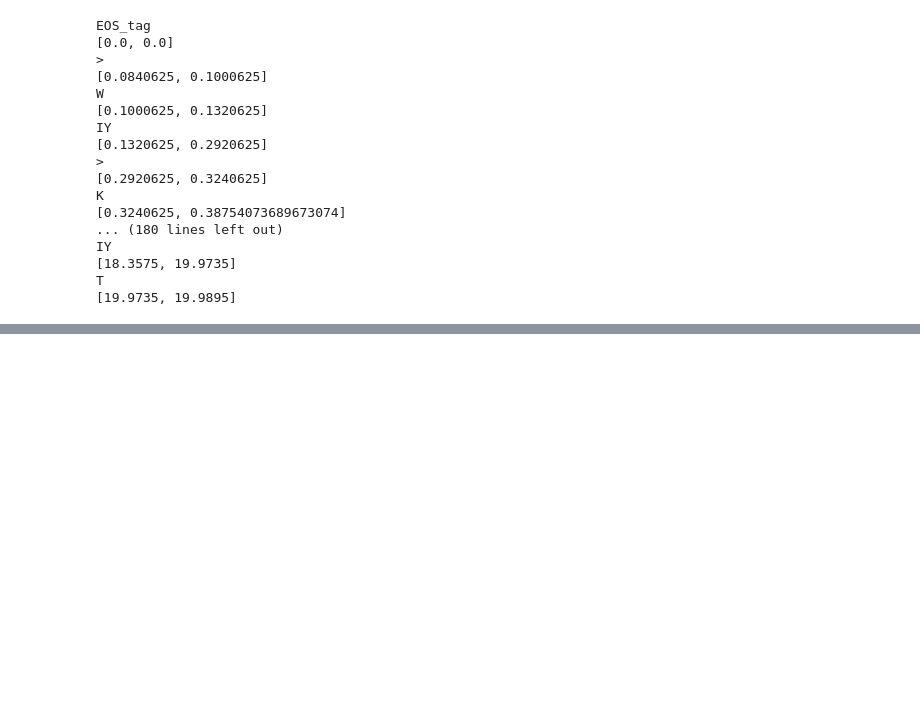
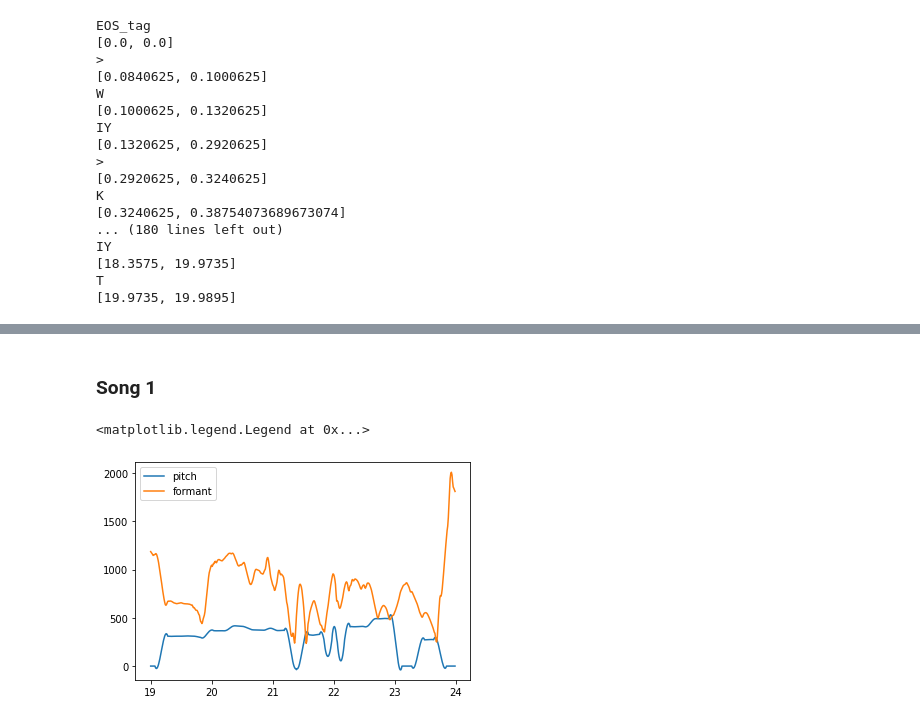
Before and after one commit to EvanSamaa/jali_sing, a Jupyter notebook: Singing Analysis.ipynb, the cells around one changed output, grey strips where cells are left out. Cells and saved outputs as stored; diff of their text form; code cells hidden in the pictures; blank space fills up the shorter version.

```diff
--- a/Singing Analysis.ipynb
+++ b/Singing Analysis.ipynb
@@ -883,0 +906,23 @@ AttributeError: 'list' object has no attribute 'split'
+# %% [markdown]
+### Song 1
+# %%
+from util.SongDataStructure import *
+from scipy.interpolate import interp1d
+from numpy import correlate
+from util.pitch_interval_estimation import *
+lyric = Minimal_song_data_structure("E:\\MASC\\facial_data_analysis_videos\\1\\video_vocals.wav", " ")
+# %%
+song_I = Value_stat(lyric.intensity.xs(), lyric.intensity_arr[:, 0])
+Intensity_interp = interp1d(lyric.intensity.xs(), savgol_filter(lyric.intensity_arr[:, 0], 21, 3))
+pitch_interp = interp1d(lyric.pitch.xs(),  savgol_filter(lyric.pitch_arr, 21, 3))
+formant_interp = interp1d(lyric.formant.xs(),  savgol_filter(lyric.formants_arr[:, 0], 21, 3))
+# %%
+interval = [19, 24]
+interval_xs = np.arange(interval[0], interval[1], 0.01)
+# %%
+plt.plot(interval_xs, pitch_interp(interval_xs), label="pitch")
+plt.plot(interval_xs, formant_interp(interval_xs), label="formant")
+plt.legend()
+# %% [output]
+<matplotlib.legend.Legend at 0x...>
+[figure, added]
```
Also changed, not shown: parts of 11 cells of this notebook, 8 other files.
